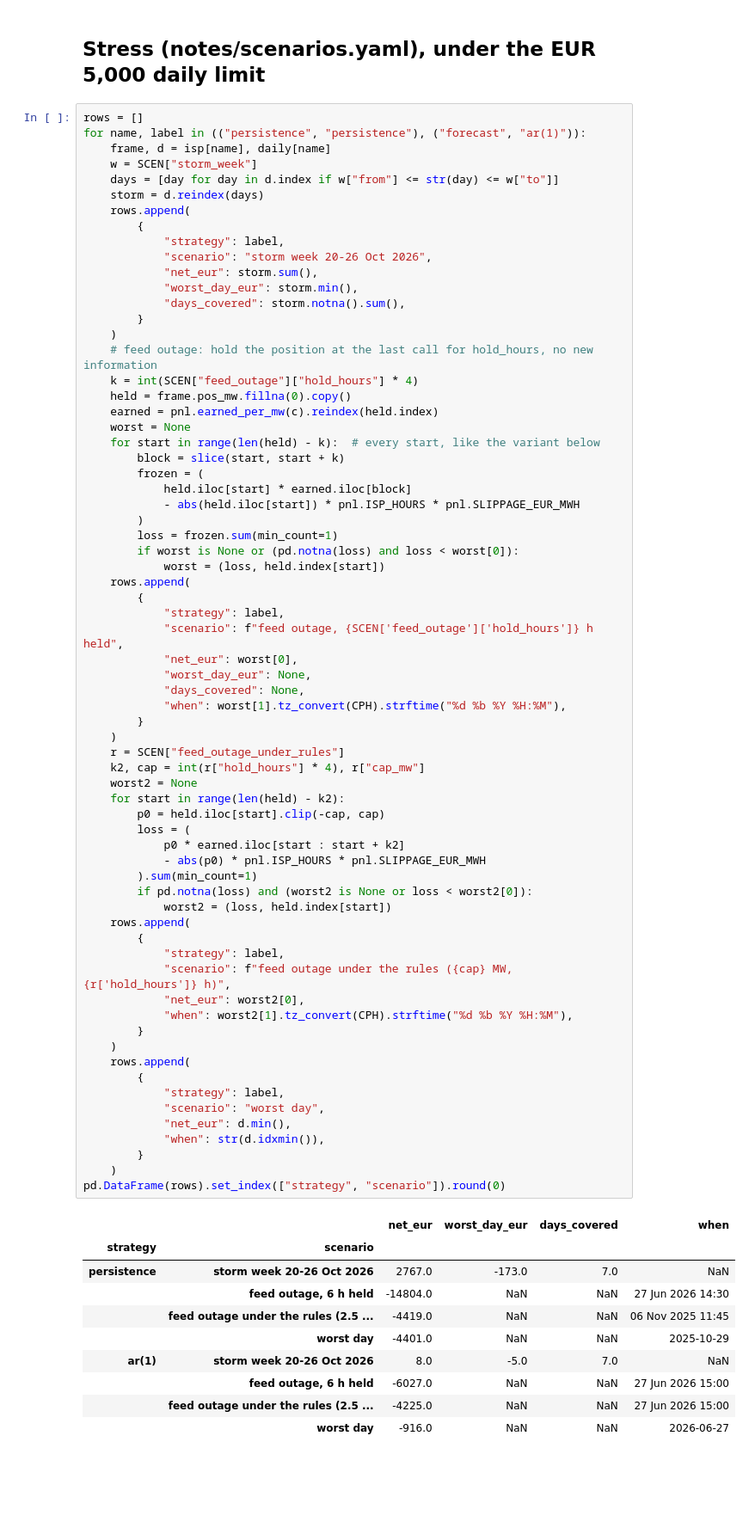
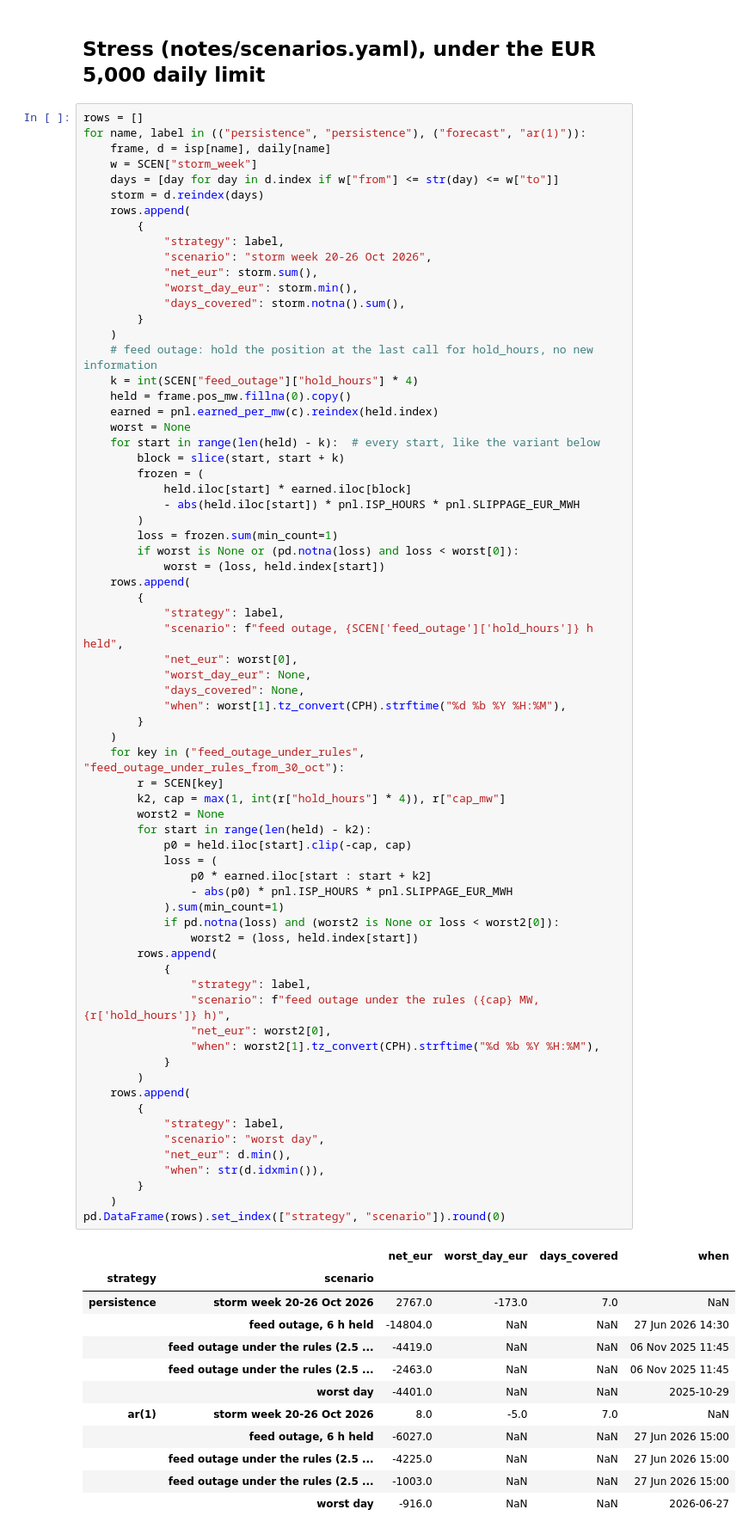
Before and after one commit to rikokardamow/nordcast, a Jupyter notebook: notebooks/12_risk.ipynb, the cells around one changed output. Shown at 86% size. Drawn from its saved outputs; the diff is of its cells as text; blank space fills up the shorter version.

```diff
--- a/notebooks/12_risk.ipynb
+++ b/notebooks/12_risk.ipynb
@@ -182,56 +182,59 @@ for name, label in (("persistence", "persistence"), ("forecast", "ar(1)")):
             - abs(held.iloc[start]) * pnl.ISP_HOURS * pnl.SLIPPAGE_EUR_MWH
         )
         loss = frozen.sum(min_count=1)
         if worst is None or (pd.notna(loss) and loss < worst[0]):
             worst = (loss, held.index[start])
     rows.append(
         {
             "strategy": label,
             "scenario": f"feed outage, {SCEN['feed_outage']['hold_hours']} h held",
             "net_eur": worst[0],
             "worst_day_eur": None,
             "days_covered": None,
             "when": worst[1].tz_convert(CPH).strftime("%d %b %Y %H:%M"),
         }
     )
-    r = SCEN["feed_outage_under_rules"]
-    k2, cap = int(r["hold_hours"] * 4), r["cap_mw"]
-    worst2 = None
-    for start in range(len(held) - k2):
-        p0 = held.iloc[start].clip(-cap, cap)
-        loss = (
-            p0 * earned.iloc[start : start + k2]
-            - abs(p0) * pnl.ISP_HOURS * pnl.SLIPPAGE_EUR_MWH
-        ).sum(min_count=1)
-        if pd.notna(loss) and (worst2 is None or loss < worst2[0]):
-            worst2 = (loss, held.index[start])
-    rows.append(
-        {
-            "strategy": label,
-            "scenario": f"feed outage under the rules ({cap} MW, {r['hold_hours']} h)",
-            "net_eur": worst2[0],
-            "when": worst2[1].tz_convert(CPH).strftime("%d %b %Y %H:%M"),
-        }
-    )
+    for key in ("feed_outage_under_rules", "feed_outage_under_rules_from_30_oct"):
+        r = SCEN[key]
+        k2, cap = max(1, int(r["hold_hours"] * 4)), r["cap_mw"]
+        worst2 = None
+        for start in range(len(held) - k2):
+            p0 = held.iloc[start].clip(-cap, cap)
+            loss = (
+                p0 * earned.iloc[start : start + k2]
+                - abs(p0) * pnl.ISP_HOURS * pnl.SLIPPAGE_EUR_MWH
+            ).sum(min_count=1)
+            if pd.notna(loss) and (worst2 is None or loss < worst2[0]):
+                worst2 = (loss, held.index[start])
+        rows.append(
+            {
+                "strategy": label,
+                "scenario": f"feed outage under the rules ({cap} MW, {r['hold_hours']} h)",
+                "net_eur": worst2[0],
+                "when": worst2[1].tz_convert(CPH).strftime("%d %b %Y %H:%M"),
+            }
+        )
     rows.append(
         {
             "strategy": label,
             "scenario": "worst day",
             "net_eur": d.min(),
             "when": str(d.idxmin()),
         }
     )
 pd.DataFrame(rows).set_index(["strategy", "scenario"]).round(0)
 # %% [output]
 |  |  | net_eur | worst_day_eur | days_covered | when |
 | strategy | scenario |  |  |  |  |
 | persistence | storm week 20-26 Oct 2026 | 2767.0 | -173.0 | 7.0 | NaN |
 |  | feed outage, 6 h held | -14804.0 | NaN | NaN | 27 Jun 2026 14:30 |
 |  | feed outage under the rules (2.5 ... | -4419.0 | NaN | NaN | 06 Nov 2025 11:45 |
+|  | feed outage under the rules (2.5 ... | -2463.0 | NaN | NaN | 06 Nov 2025 11:45 |
 |  | worst day | -4401.0 | NaN | NaN | 2025-10-29 |
 | ar(1) | storm week 20-26 Oct 2026 | 8.0 | -5.0 | 7.0 | NaN |
 |  | feed outage, 6 h held | -6027.0 | NaN | NaN | 27 Jun 2026 15:00 |
 |  | feed outage under the rules (2.5 ... | -4225.0 | NaN | NaN | 27 Jun 2026 15:00 |
+|  | feed outage under the rules (2.5 ... | -1003.0 | NaN | NaN | 27 Jun 2026 15:00 |
 |  | worst day | -916.0 | NaN | NaN | 2026-06-27 |
 # %% [markdown]
 ## What the stress says
```
Also changed, not shown: parts of 1 cell of this notebook, 9 other files.
